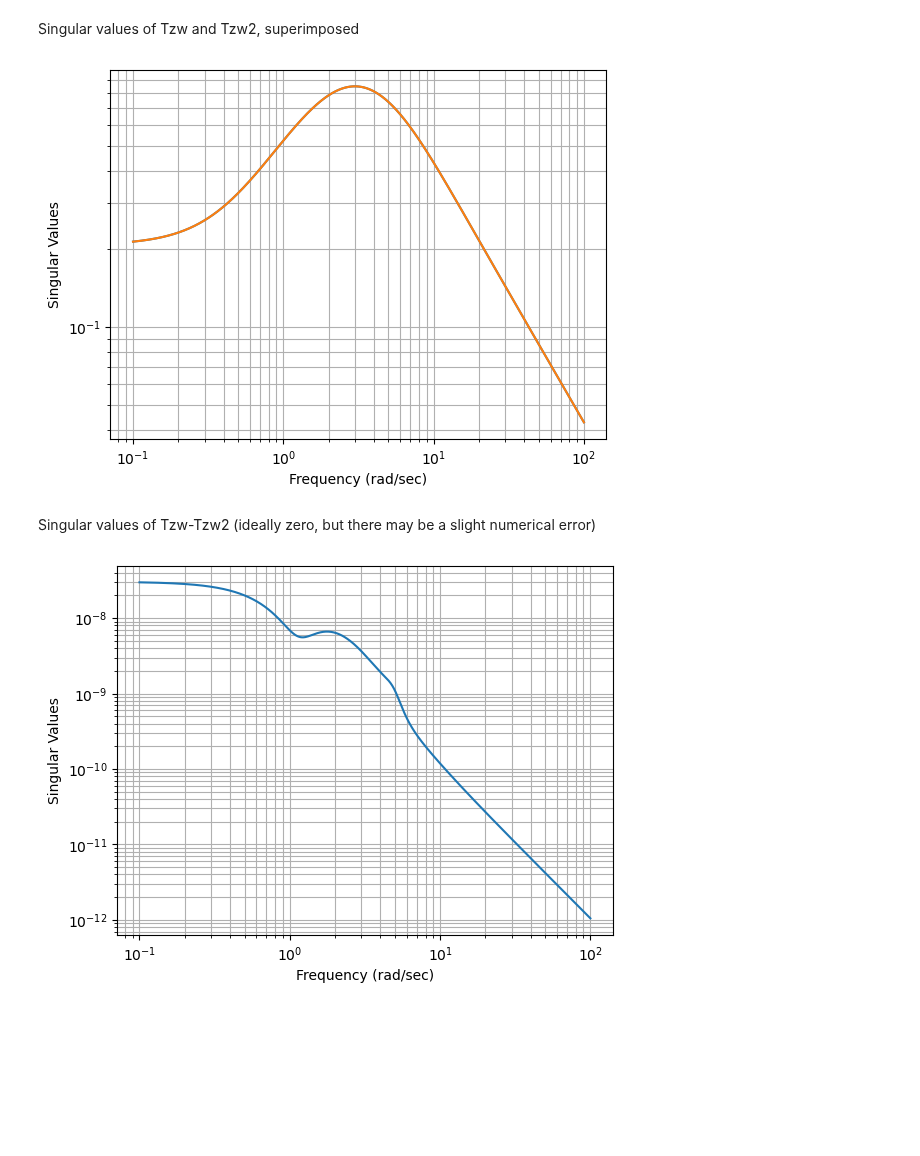
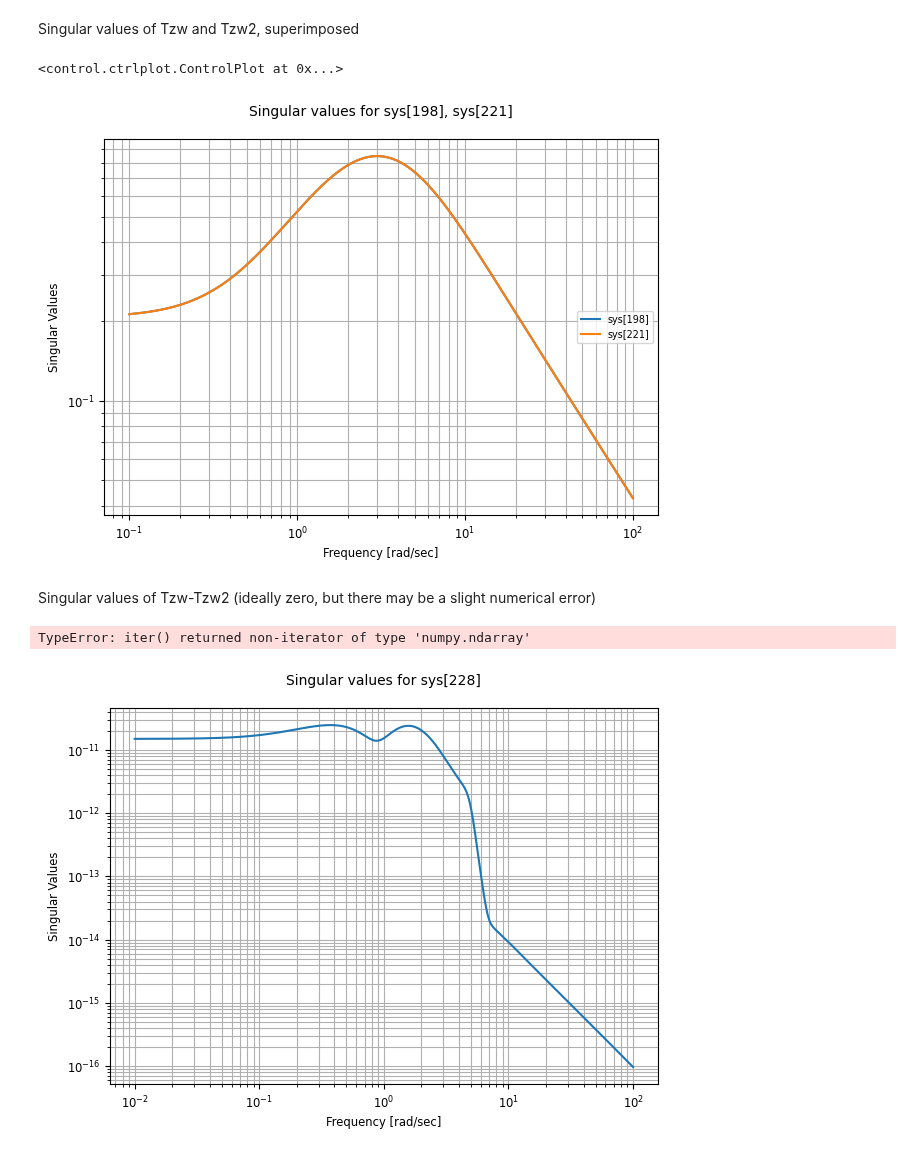
Before and after one commit to giannibi/rpc-scripts, a Jupyter notebook: Part2/coprime_factorizations.ipynb, the cells around one changed output. Saved outputs shown, nothing was run; the diff lists cells and outputs as text; code cells hidden in the pictures; blank space fills up the shorter version.

```diff
--- a/Part2/coprime_factorizations.ipynb
+++ b/Part2/coprime_factorizations.ipynb
@@ -198,23 +196,25 @@ array([-0.82516463+4.89048738e+00j, -0.82516463-4.89048738e+00j,
 # %% [markdown]
 Compute the controller from $Q$
 # %%
-K = ct.minreal((Yhat - Mhat * Q) * invss(Xhat - Nhat * Q), verbose=False)
+K = ct.minreal((Yhat - Mhat * Q) * rb.invss(Xhat - Nhat * Q), verbose=False)
 # %% [markdown]
 Compute $T_{zw}$ from the controller
 # %%
 Id = ct.tf(ct.ss([],[],[],np.eye(2))) # Identity
-Tzw2 = ct.minreal(G11 + G12 * K * invss(ct.ss(Id - G22 * K)) * G21, verbose=False)
+Tzw2 = ct.minreal(G11 + G12 * K * rb.invss(ct.ss(Id - G22 * K)) * G21, verbose=False)
 # %% [markdown]
 Singular values of Tzw and Tzw2, superimposed
 # %%
-sigma_ct, omega_ct = ct.freqplot.singular_values_plot(Tzw)
-sigma_ct, omega_ct = ct.freqplot.singular_values_plot(Tzw2)
+ct.freqplot.singular_values_plot(Tzw)
+ct.freqplot.singular_values_plot(Tzw2)
 # %% [output]
+<control.ctrlplot.ControlPlot at 0x...>
-[figure, old version]
+[figure, new version]
 # %% [markdown]
 Singular values of Tzw-Tzw2 (ideally zero, but there may be a slight numerical error)
 # %%
 dT = ct.minreal(Tzw - Tzw2, verbose=False)
-sigma_ct, omega_ct = ct.freqplot.singular_values_plot(dT)
+ct.freqplot.singular_values_plot(dT)
 # %% [output]
+TypeError: iter() returned non-iterator of type 'numpy.ndarray'
-[figure, old version]
+[figure, new version]
```
Also changed, not shown: parts of 8 cells of this notebook.
